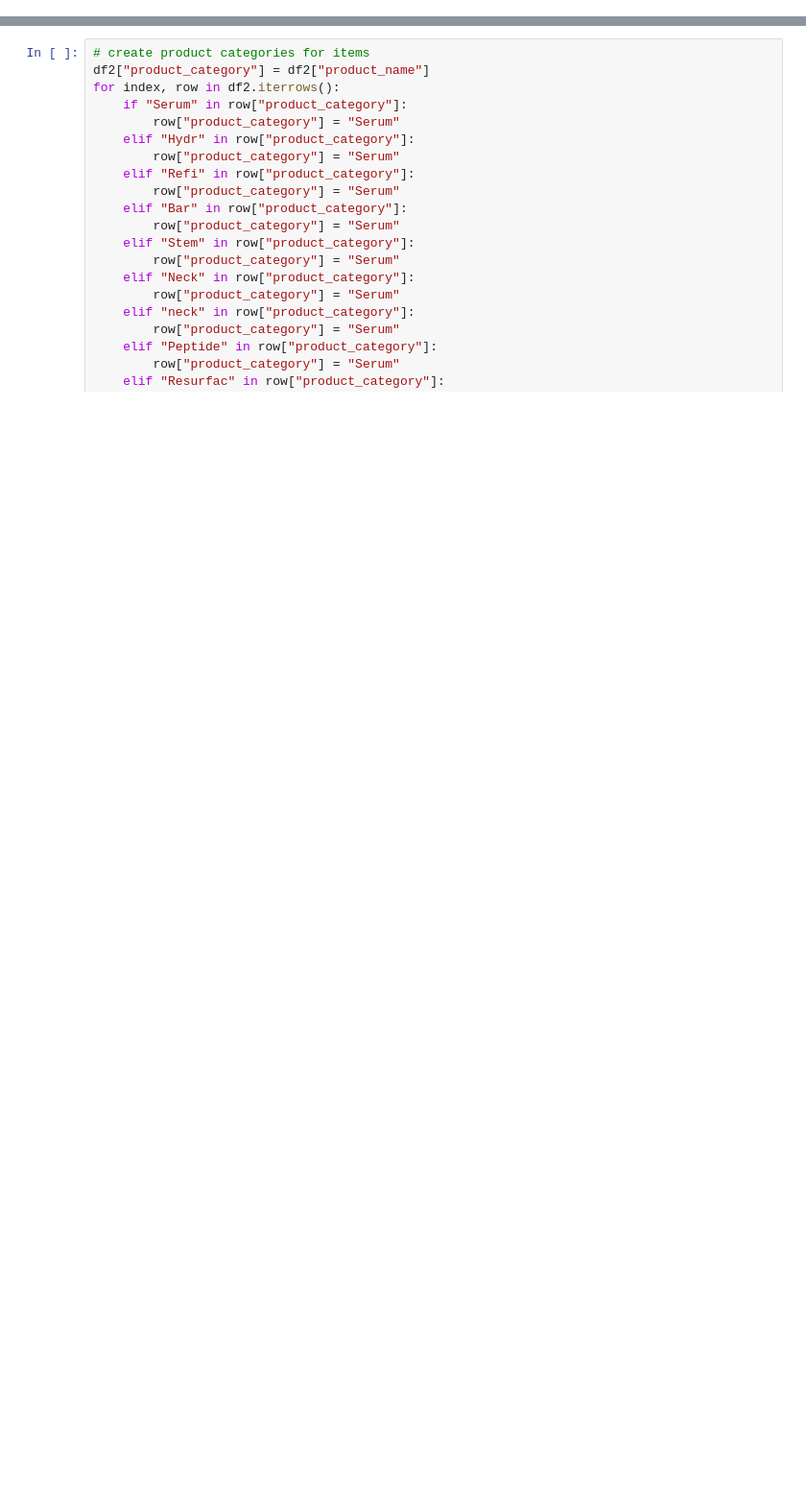
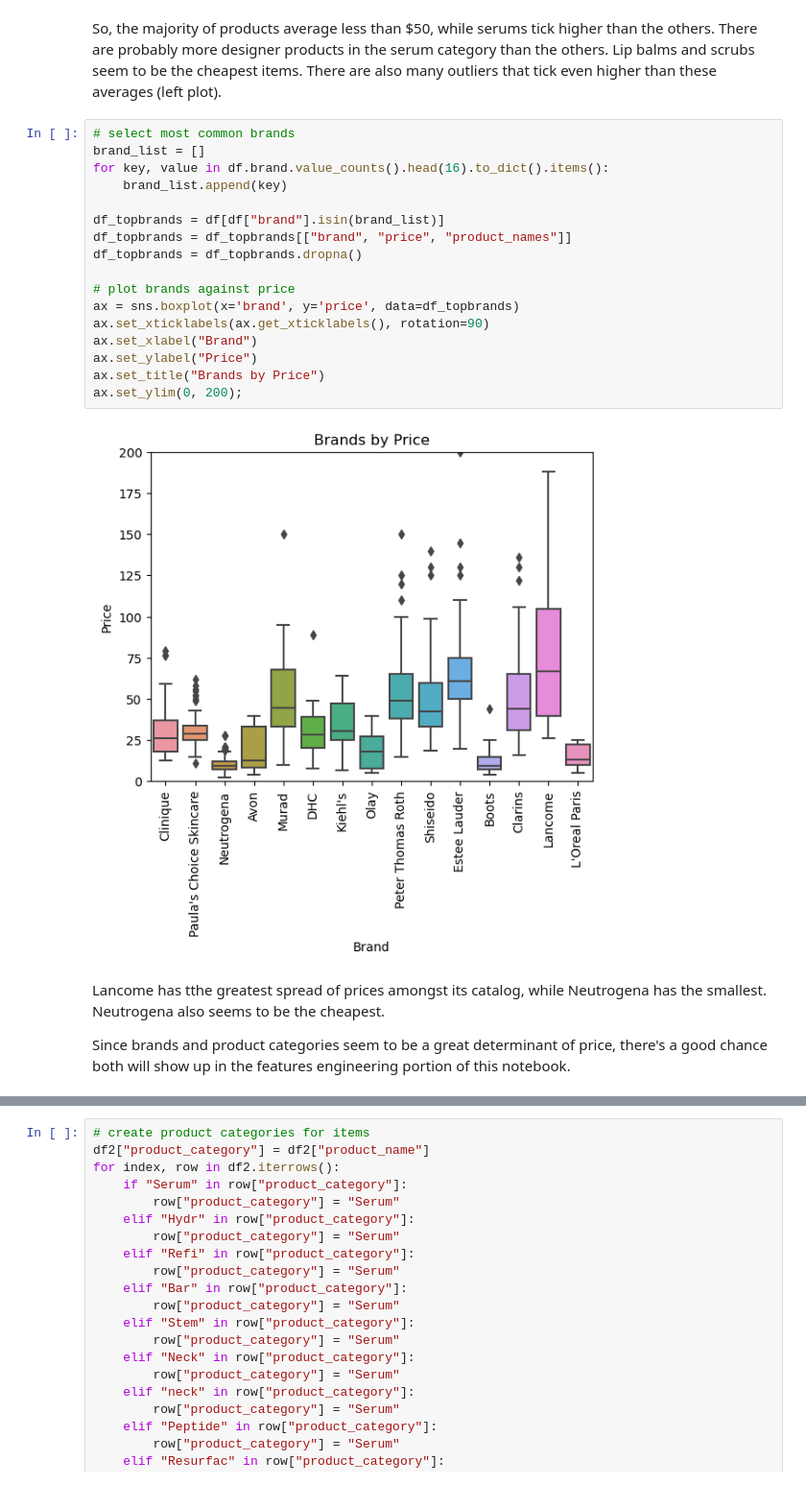
Before and after one commit to npagrawal/Product-Price-Prediction-Advanced-Machine-Learning, a Jupyter notebook: Analysis_Notebook.ipynb, the cells around one changed output, grey strips where cells are left out. Shown at 96% size. Drawn from its saved outputs; the diff is of its cells as text; blank space fills up the shorter version.

```diff
--- a/Analysis_Notebook.ipynb
+++ b/Analysis_Notebook.ipynb
@@ -45,0 +127,25 @@ df2 = pd.read_csv("data/ingredients_skincare_dermstore.csv").drop(columns = ["Un
+# %% [markdown]
+So, the majority of products average less than $50, while serums tick higher than the others. There are probably more designer products in the serum category than the others. Lip balms and scrubs seem to be the cheapest items. There are also many outliers that tick even higher than these averages (left plot).
+# %%
+# select most common brands
+brand_list = []
+for key, value in df.brand.value_counts().head(16).to_dict().items():
+    brand_list.append(key)
+
+df_topbrands = df[df["brand"].isin(brand_list)]
+df_topbrands = df_topbrands[["brand", "price", "product_names"]]
+df_topbrands = df_topbrands.dropna()
+
+# plot brands against price
+ax = sns.boxplot(x='brand', y='price', data=df_topbrands)
+ax.set_xticklabels(ax.get_xticklabels(), rotation=90)
+ax.set_xlabel("Brand")
+ax.set_ylabel("Price")
+ax.set_title("Brands by Price")
+ax.set_ylim(0, 200);
+# %% [output]
+[figure, added]
+# %% [markdown]
+Lancome has tthe greatest spread of prices amongst its catalog, while Neutrogena has the smallest. Neutrogena also seems to be the cheapest.
+
+Since brands and product categories seem to be a great determinant of price, there's a good chance both will show up in the features engineering portion of this notebook.
```
Also changed, not shown: parts of 62 cells of this notebook, 4 other files.
